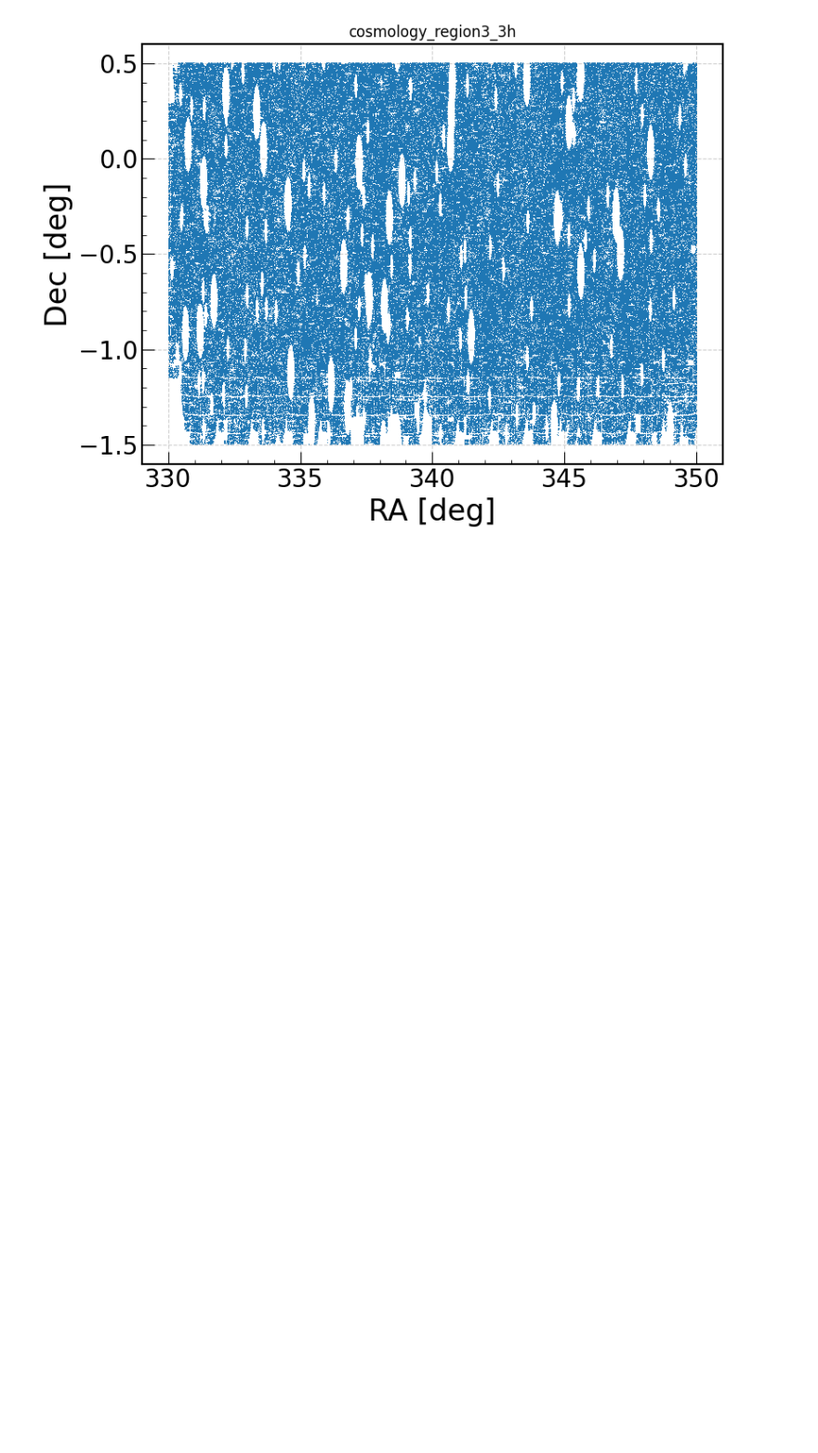
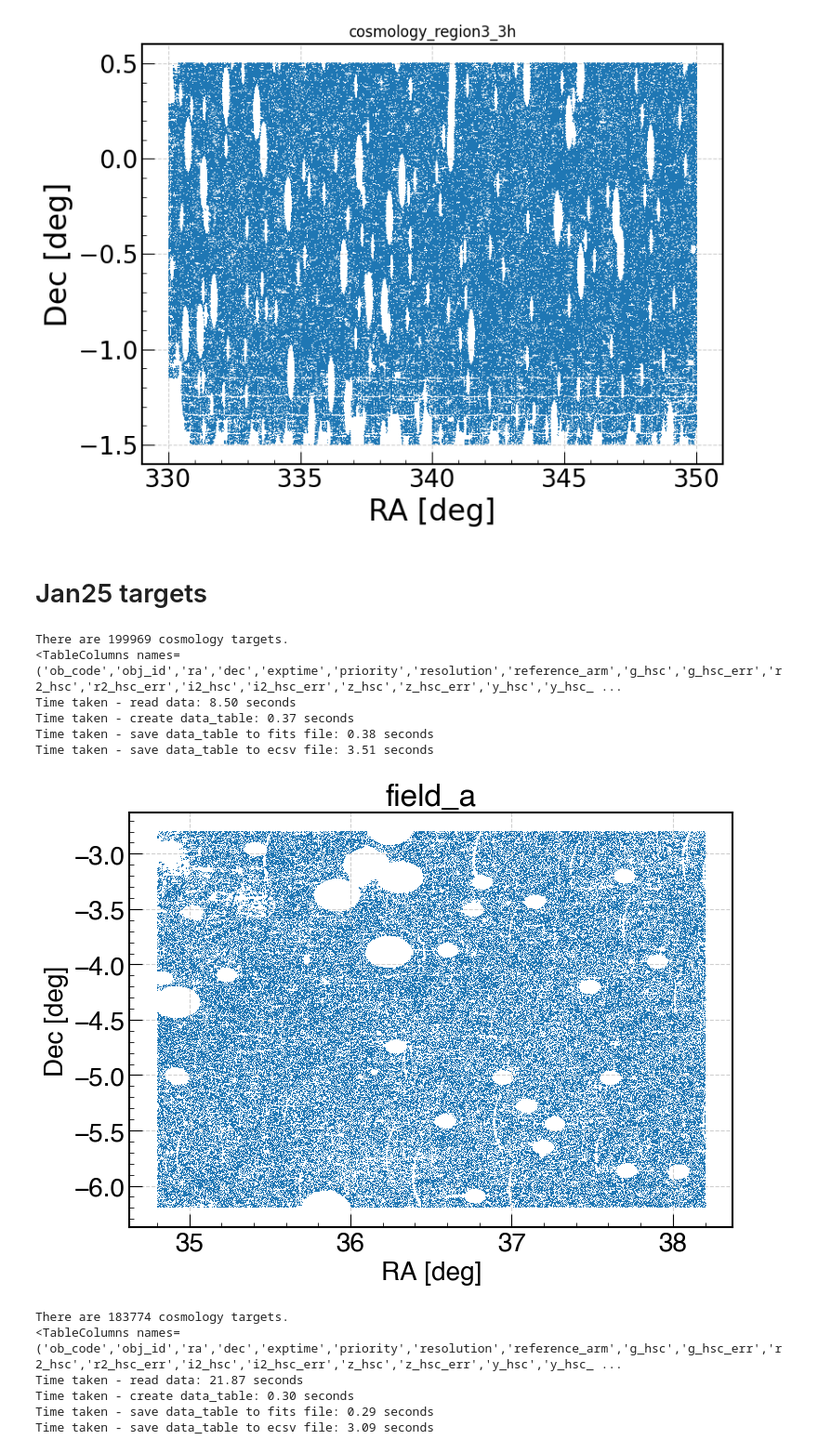
Before and after one commit to jingssrs/pfs_co_fa, a Jupyter notebook: src/preproc_data_cos.ipynb, the cells around one changed output. Shown at 93% size. Drawn from its saved outputs; the diff is of its cells as text; code cells hidden in the pictures; blank space fills up the shorter version.

```diff
--- a/src/preproc_data_cos.ipynb
+++ b/src/preproc_data_cos.ipynb
@@ -107,3 +110,66 @@ Time taken - save data_table to ecsv file: 14.49 seconds
 plot_radec(data_table[msk], title='cosmology_region3_3h', save_fig=True, output_dir="../output/figures/")
 # %% [output]
 [figure]
+# %% [markdown]
+# Jan25 targets
+# %%
+t0 = time.time()
+
+fdir_Jan25 = '../data_raw/Jan25/'
+ver = 1
+for field in ['a', 'b']:
+    data_cos = ascii.read(fdir_Jan25 + '/cmx_01222025_DESI-ELG_field-{}_v{}.csv'.format(field, ver))
+
+    ng = len(data_cos)
+    print(f'There are {ng} cosmology targets.')
+    print(data_cos.columns)
+
+    t1 = time.time()
+    print(f'Time taken - read data: {t1-t0:.2f} seconds')
+
+    # create the data table
+    data_table = Table()
+    data_table['ID'] = np.array(['_Cos_'+str(x) for x in data_cos['obj_id']])
+    #FIXME: need to check the column names
+    data_table['R.A.'] = np.array(data_cos['ra'], dtype='float64')
+    data_table['Dec.'] = np.array(data_cos['dec'], dtype='float64')
+    data_table['Exposure Time'] = np.array(data_cos['exptime'], dtype='float64') # 1800 seconds
+    data_table['Priority'] =  np.array(data_cos['priority'], dtype='int32') # 1 and 2
+    data_table['stage'] = np.zeros(ng, dtype='int32') # 0 for non-ancillary targets
+    data_table['AlreadyObserved'] = np.zeros(ng, dtype='int32') # 0: False, 1: True
+    data_table['PartiallyObserved'] = np.zeros(ng, dtype='int32') # 0: False, 1: True
+
+    # mask if there is any
+    msk = np.ones(ng, dtype=bool)
+
+    t2 = time.time()
+    print(f'Time taken - create data_table: {t2-t1:.2f} seconds')
+
+    # write the data to fits file
+    write_data(data_table[msk], prefix='field_{}'.format(field), output_dir='../data_proc/Jan25/', fmt='fits')
+
+    t3 = time.time()
+    print(f'Time taken - save data_table to fits file: {t3-t2:.2f} seconds')
+
+    # write the data to ecsv file
+    write_data(data_table[msk], prefix='field_{}'.format(field), output_dir='../data_proc/Jan25/', fmt='ecsv')
+
+    t4 = time.time()
+    print(f'Time taken - save data_table to ecsv file: {t4-t3:.2f} seconds')
+
+    # plot the ra-dec distribution
+    plot_radec(data_table[msk], title='field_{}'.format(field), save_fig=True, output_dir="../output/Jan25/")
+# %% [output]
+There are 199969 cosmology targets.
+<TableColumns names=('ob_code','obj_id','ra','dec','exptime','priority','resolution','reference_arm','g_hsc','g_hsc_err','r2_hsc','r2_hsc_err','i2_hsc','i2_hsc_err','z_hsc','z_hsc_err','y_hsc','y_hsc_ ...
+Time taken - read data: 8.50 seconds
+Time taken - create data_table: 0.37 seconds
+Time taken - save data_table to fits file: 0.38 seconds
+Time taken - save data_table to ecsv file: 3.51 seconds
+[figure, added]
+There are 183774 cosmology targets.
+<TableColumns names=('ob_code','obj_id','ra','dec','exptime','priority','resolution','reference_arm','g_hsc','g_hsc_err','r2_hsc','r2_hsc_err','i2_hsc','i2_hsc_err','z_hsc','z_hsc_err','y_hsc','y_hsc_ ...
+Time taken - read data: 21.87 seconds
+Time taken - create data_table: 0.30 seconds
+Time taken - save data_table to fits file: 0.29 seconds
+Time taken - save data_table to ecsv file: 3.09 seconds
```
Also changed, not shown: parts of 4 cells of this notebook, 46 other files.
